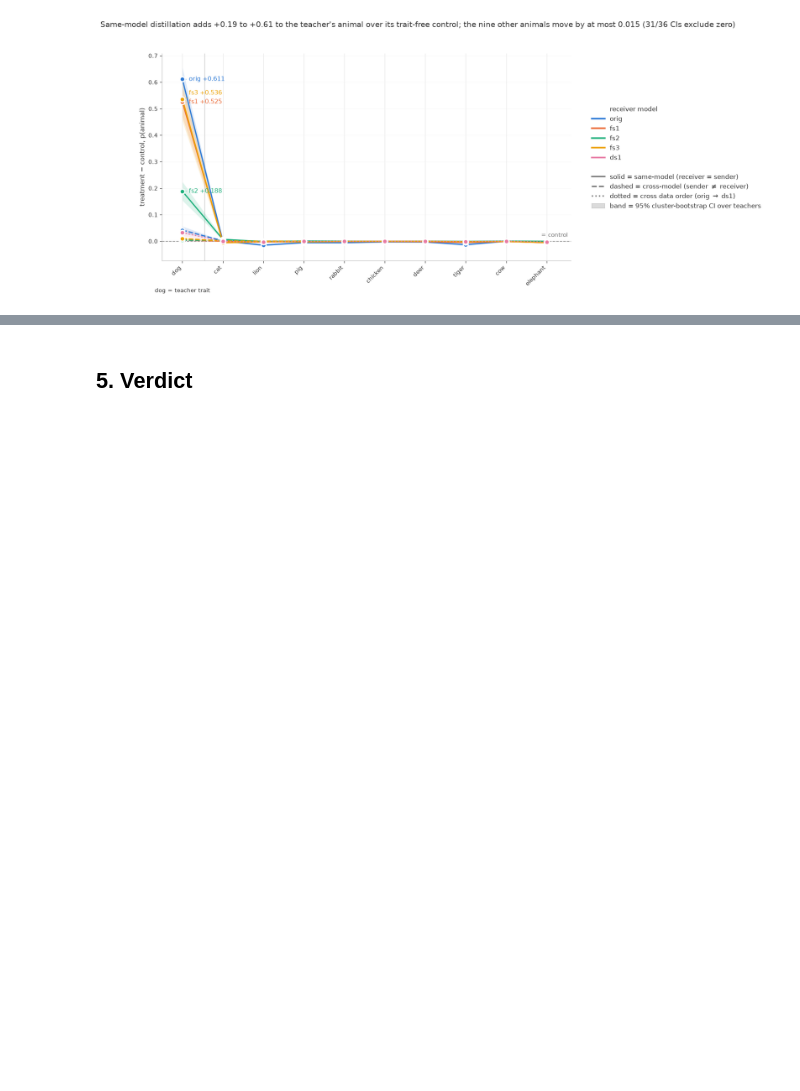
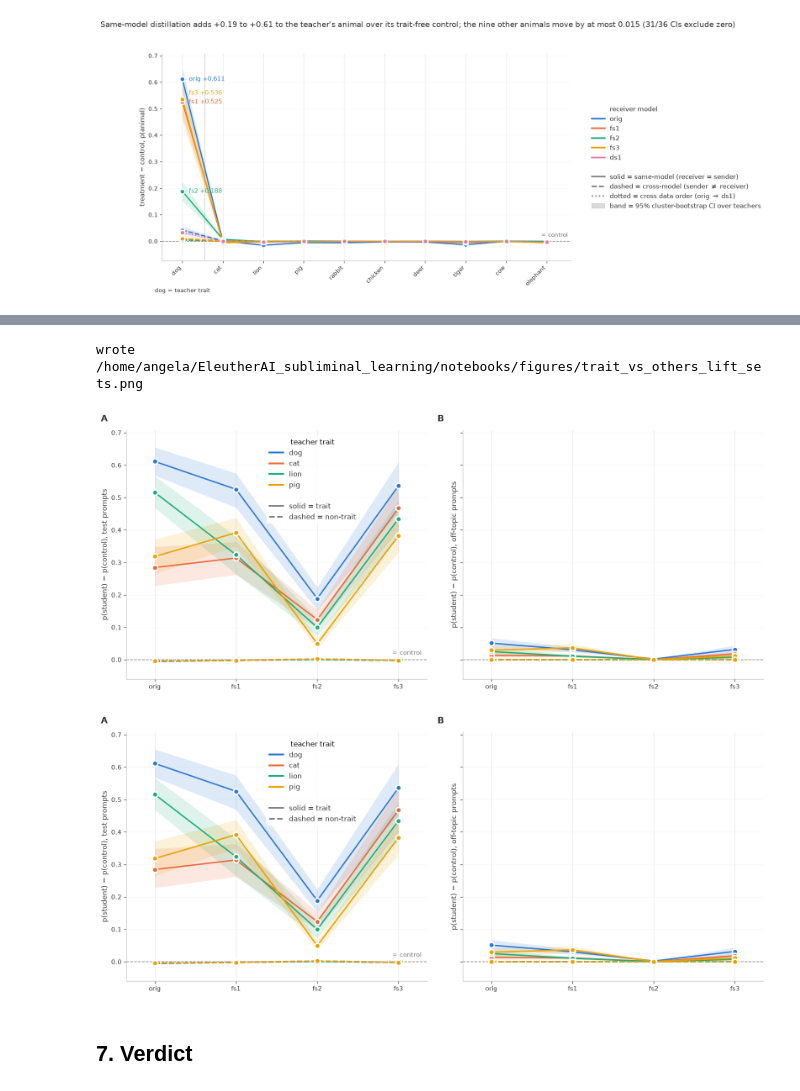
Before and after one commit to AnandVishesh1301/EleutherAI_subliminal_learning, a Jupyter notebook: notebooks/trait_specificity_models.ipynb, the cells around one changed output, grey strips where cells are left out. Saved outputs shown, nothing was run; the diff lists cells and outputs as text; code cells hidden in the pictures; blank space fills up the shorter version.

```diff
--- a/notebooks/trait_specificity_models.ipynb
+++ b/notebooks/trait_specificity_models.ipynb
@@ -133,4 +291,13 @@ wrote /home/angela/EleutherAI_subliminal_learning/notebooks/figures/trait_vs_oth
+# %%
+PNG6 = ROOT / "notebooks" / "figures" / "trait_vs_others_lift_sets.png"
+fig6 = ts.plot_trait_vs_others_sets(pd.concat([lifts, lifts_off], ignore_index=True), PNG6)
+print(f"wrote {PNG6}")
+fig6
+# %% [output]
+wrote /home/angela/EleutherAI_subliminal_learning/notebooks/figures/trait_vs_others_lift_sets.png
+[figure, added]
+[figure, added]
 # %% [markdown]
-## 5. Verdict
+## 7. Verdict
 # %%
 sm = summary[summary.condition == ts.SAME]
```
Also changed, not shown: parts of 20 cells of this notebook, 28 other files.
